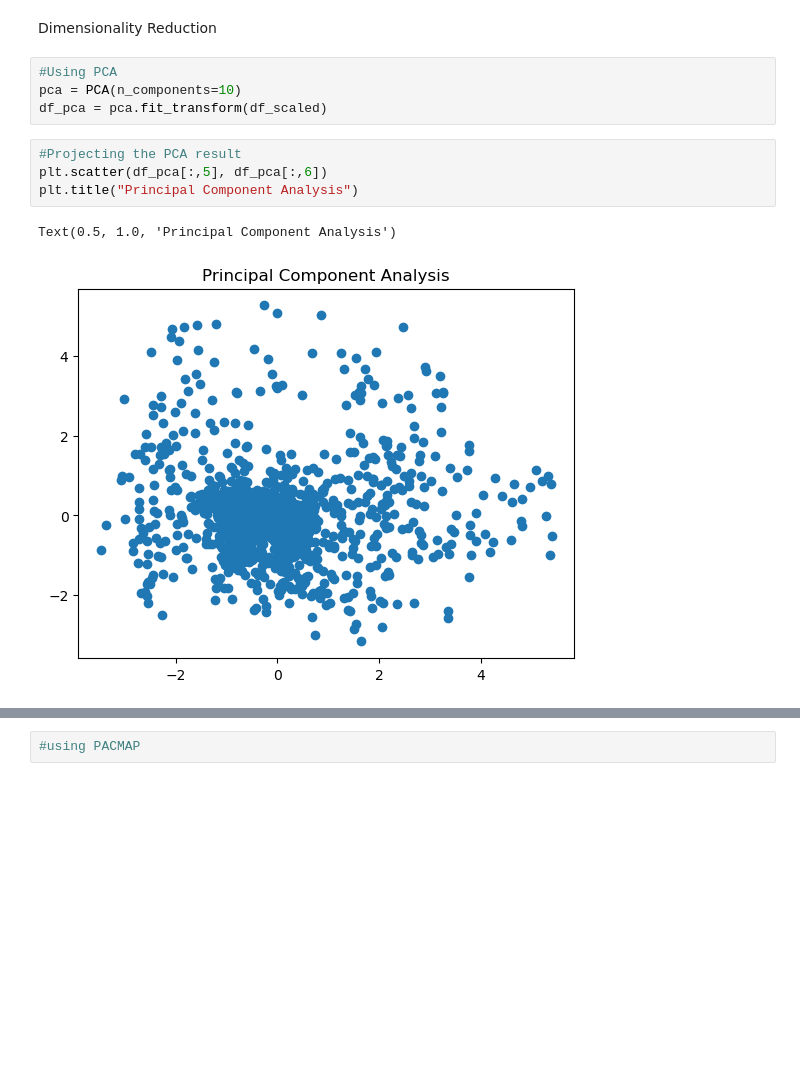
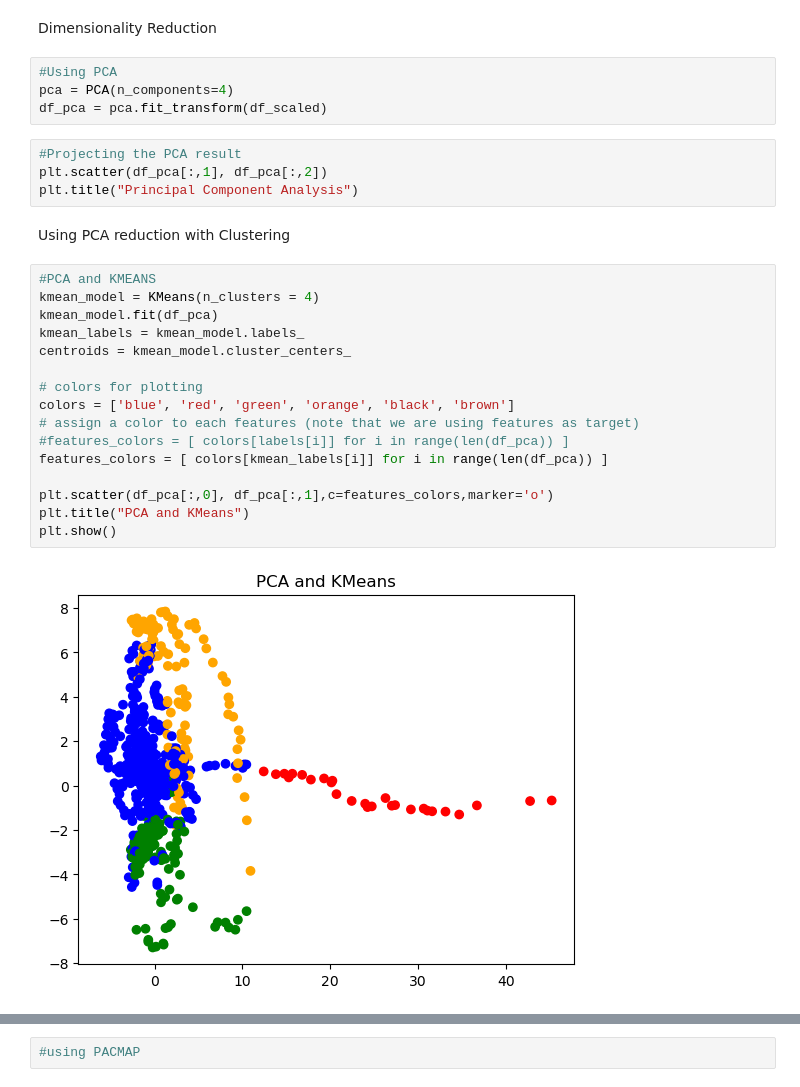
Before and after one commit to KyleTerrito/CHE4230HW, a Jupyter notebook: che4230_hw/Project Stuff/source_code.ipynb, the cells around one changed output, grey strips where cells are left out. Cells and saved outputs as stored; diff of their text form; blank space fills up the shorter version.

```diff
--- a/che4230_hw/Project Stuff/source_code.ipynb
+++ b/che4230_hw/Project Stuff/source_code.ipynb
@@ -79,12 +62,29 @@ array([[-1.67145683,  0.23967528, -0.76258687, ..., -0.4173564 ,
 Dimensionality Reduction
 # %%
 #Using PCA
-pca = PCA(n_components=10)
+pca = PCA(n_components=4)
 df_pca = pca.fit_transform(df_scaled)
 # %%
 #Projecting the PCA result
-plt.scatter(df_pca[:,5], df_pca[:,6])
+plt.scatter(df_pca[:,1], df_pca[:,2])
 plt.title("Principal Component Analysis")
-# %% [output]
-Text(0.5, 1.0, 'Principal Component Analysis')
-[figure, removed]
+# %% [markdown]
+Using PCA reduction with Clustering
+# %%
+#PCA and KMEANS
+kmean_model = KMeans(n_clusters = 4)
+kmean_model.fit(df_pca)
+kmean_labels = kmean_model.labels_
+centroids = kmean_model.cluster_centers_
+
+# colors for plotting
+colors = ['blue', 'red', 'green', 'orange', 'black', 'brown']
+# assign a color to each features (note that we are using features as target)
+#features_colors = [ colors[labels[i]] for i in range(len(df_pca)) ]
+features_colors = [ colors[kmean_labels[i]] for i in range(len(df_pca)) ]
+
+plt.scatter(df_pca[:,0], df_pca[:,1],c=features_colors,marker='o')
+plt.title("PCA and KMeans")
+plt.show()
+# %% [output]
+[figure, added]
```
Also changed, not shown: parts of 16 cells of this notebook, 1 other file.
